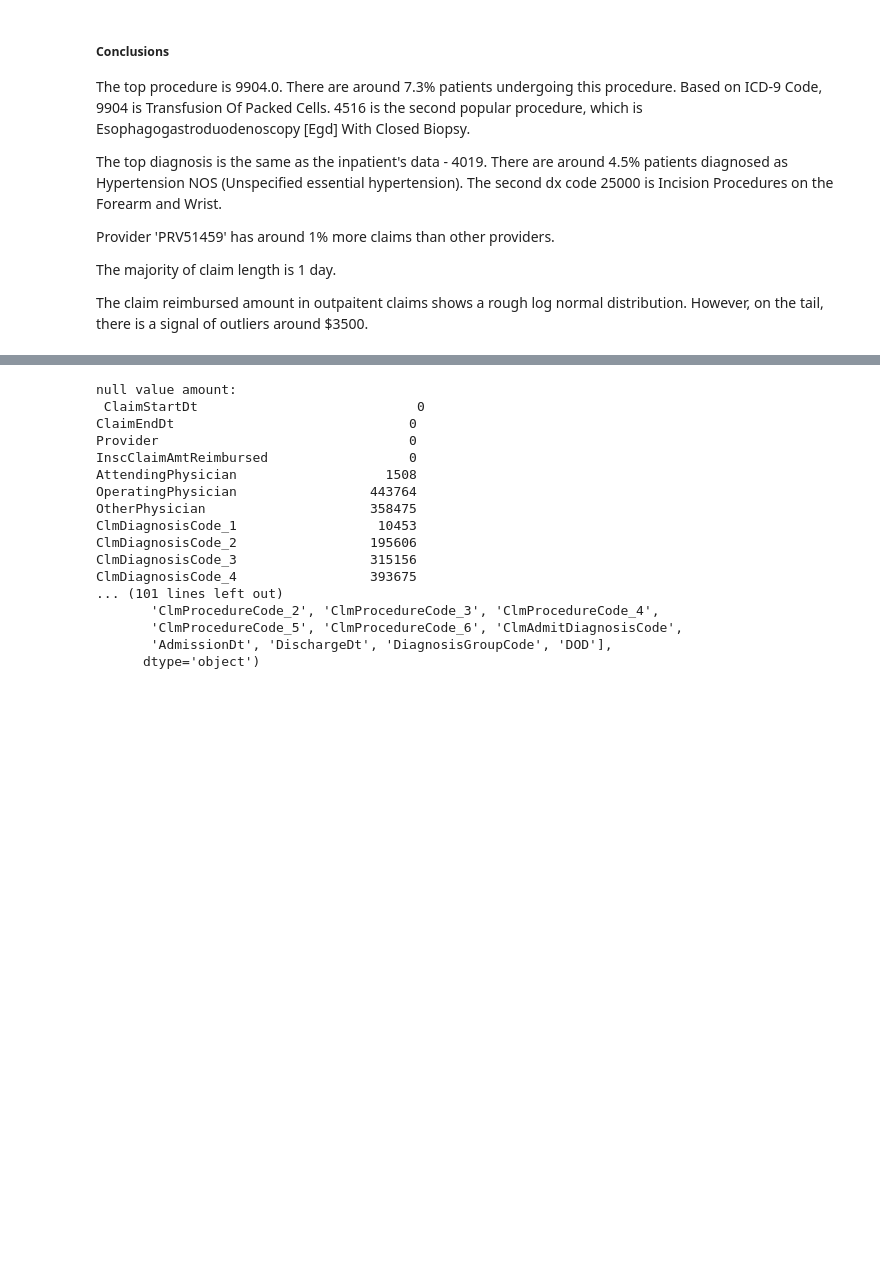
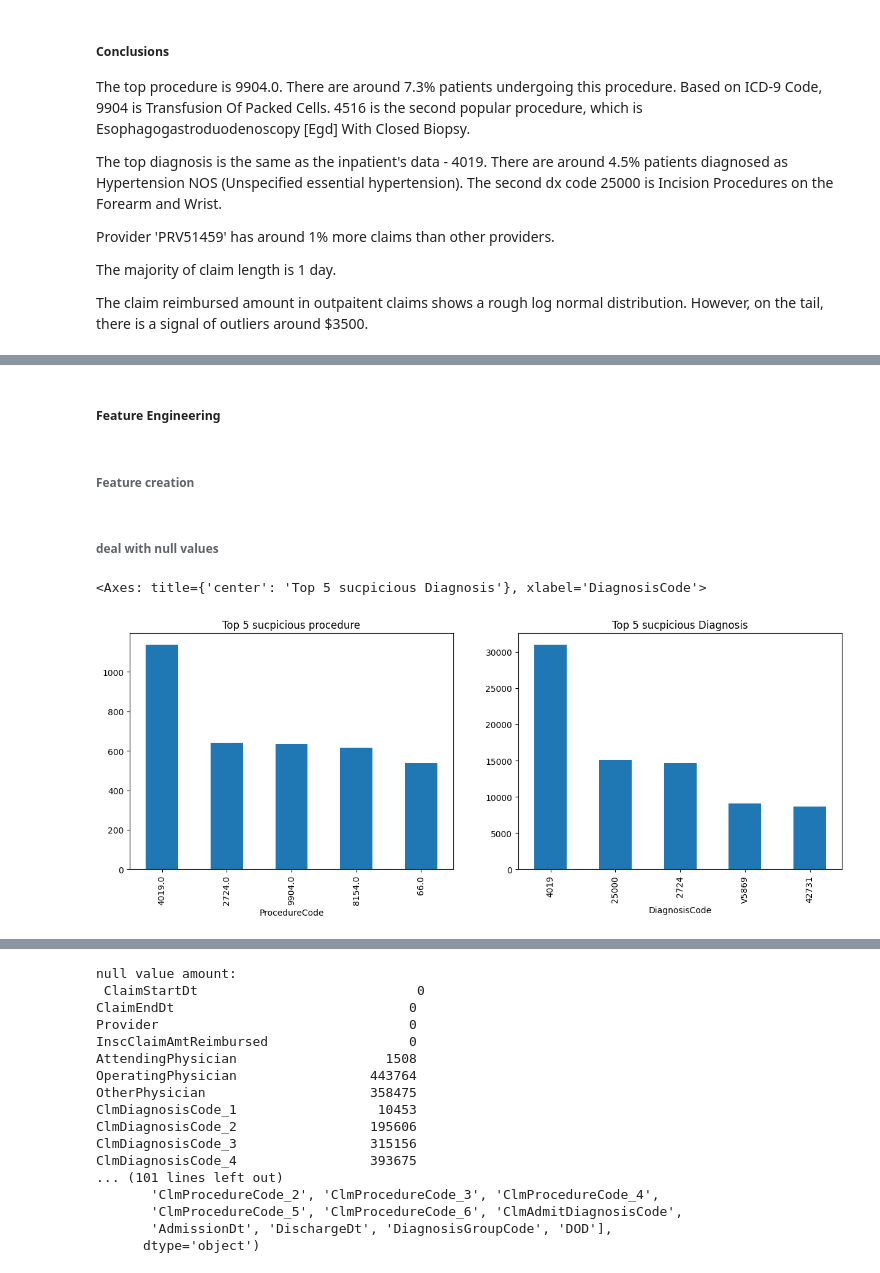
Before and after one commit to yingliu1206/Fraud-detection-In-Health-Care, a Jupyter notebook: code.ipynb, the cells around one changed output, grey strips where cells are left out. Drawn from its saved outputs; the diff is of its cells as text; code cells hidden in the pictures; blank space fills up the shorter version.

```diff
--- a/code.ipynb
+++ b/code.ipynb
@@ -380,3 +406,10 @@ ClmDiagnosisCode_4                 393675
        'ClmProcedureCode_5', 'ClmProcedureCode_6', 'ClmAdmitDiagnosisCode',
        'AdmissionDt', 'DischargeDt', 'DiagnosisGroupCode', 'DOD'],
       dtype='object')
+# %% [markdown]
+##### Feature Engineering
+# %% [markdown]
+###### Feature creation
+# %%
+#Adding a column is_dead  = 1  DOD is given else is_dead = 0
+df['Is_Dead'] = np.where(df['DOD'].isnull(), 0, 1)
@@ -382,0 +422,12 @@ ClmDiagnosisCode_4                 393675
+# %%
+#calculate number of hospital stays
+#outpatients don't get admitted so we keep 0 for them
+df['AdmissionDt'] = pd.to_datetime(df['AdmissionDt'] , format = '%Y-%m-%d')
+df['DischargeDt'] = pd.to_datetime(df['DischargeDt'],format = '%Y-%m-%d')
+df['Hperiod'] = ((df['DischargeDt'] - df['AdmissionDt']).dt.days)+1
+df.loc[df['is_admitted'] == 0, 'Hperiod'] = 0
+# %%
+# calculate the period of claims
+startdate = pd.to_datetime(df.ClaimStartDt)
+enddate = pd.to_datetime(df.ClaimEndDt)
+df['Cperiod'] = (enddate - startdate).dt.days+1
@@ -382,0 +463,37 @@ ClmDiagnosisCode_4                 393675
+# %% [markdown]
+###### deal with null values
+# %%
+# replace null value in amt with 0
+df.loc[df['DeductibleAmtPaid'].isnull(), 'DeductibleAmtPaid'] = 0
+# %%
+# solve null values in procedure code and dx code
+potential_fraud_df =df.loc[df['PotentialFraud'] == 1]
+
+df1 = pd.DataFrame(columns = ['ProcedureCode'])
+df1['ProcedureCode'] = pd.concat([potential_fraud_df["ClmProcedureCode_1"],
+                                           potential_fraud_df["ClmProcedureCode_2"],
+                                           potential_fraud_df["ClmProcedureCode_3"],
+                                           potential_fraud_df["ClmProcedureCode_4"],
+                                           potential_fraud_df["ClmProcedureCode_5"],
+                                           potential_fraud_df["ClmProcedureCode_6"]], axis=0, sort=True).dropna()
+
+df2 = pd.DataFrame(columns = ['DiagnosisCode'])
+df2['DiagnosisCode'] = pd.concat([potential_fraud_df["ClmDiagnosisCode_1"],
+                                           potential_fraud_df["ClmDiagnosisCode_2"],
+                                           potential_fraud_df["ClmDiagnosisCode_3"],
+                                           potential_fraud_df["ClmDiagnosisCode_4"],
+                                           potential_fraud_df["ClmDiagnosisCode_5"],
+                                           potential_fraud_df["ClmDiagnosisCode_6"],
+                                           potential_fraud_df["ClmDiagnosisCode_7"],
+                                           potential_fraud_df["ClmDiagnosisCode_8"],
+                                           potential_fraud_df["ClmDiagnosisCode_9"],
+                                           potential_fraud_df["ClmDiagnosisCode_10"]], axis=0, sort=True).dropna()
+plt.figure(figsize=(15, 5))
+plt.subplot(121)
+df1.ProcedureCode.value_counts().head(5).plot(kind = 'bar' , title ='Top 5 sucpicious procedure')
+
+plt.subplot(122)
+df2.DiagnosisCode.value_counts().head(5).plot(kind = 'bar' , title ='Top 5 sucpicious Diagnosis')
+# %% [output]
+<Axes: title={'center': 'Top 5 sucpicious Diagnosis'}, xlabel='DiagnosisCode'>
+[figure, added]
```
Also changed, not shown: parts of 27 cells of this notebook.
